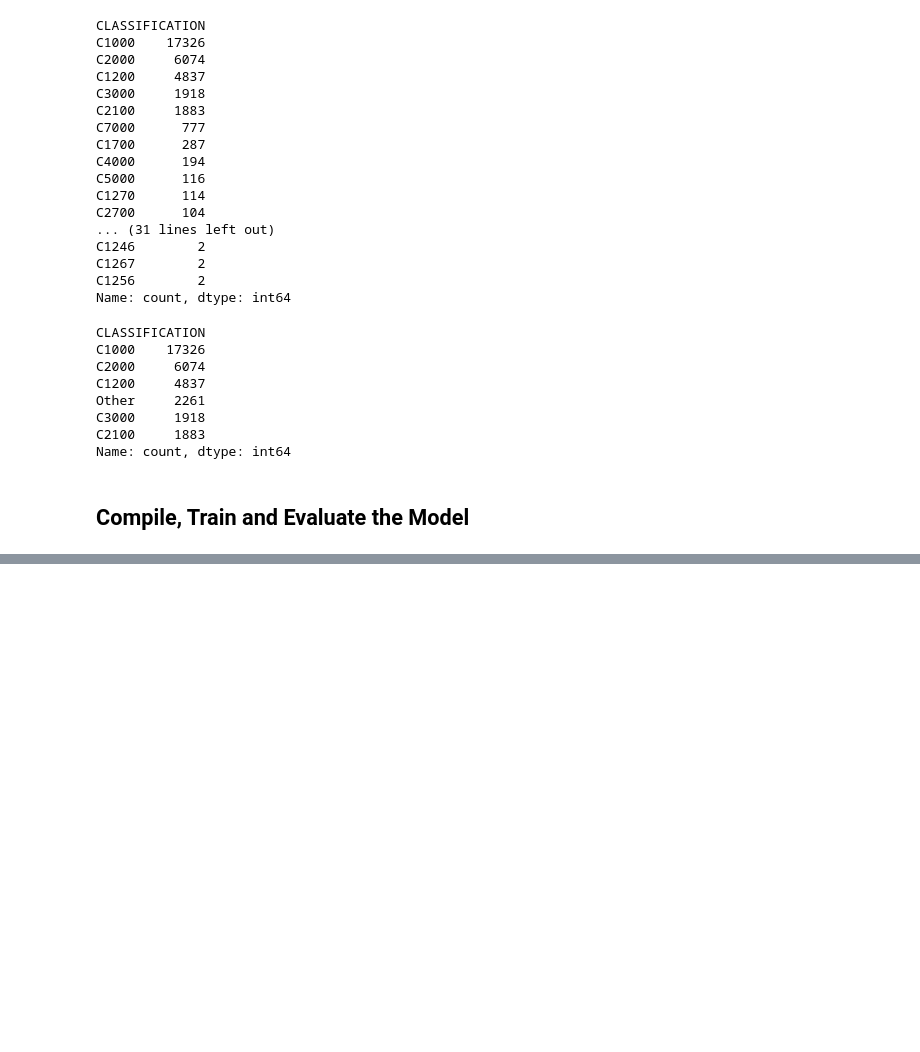
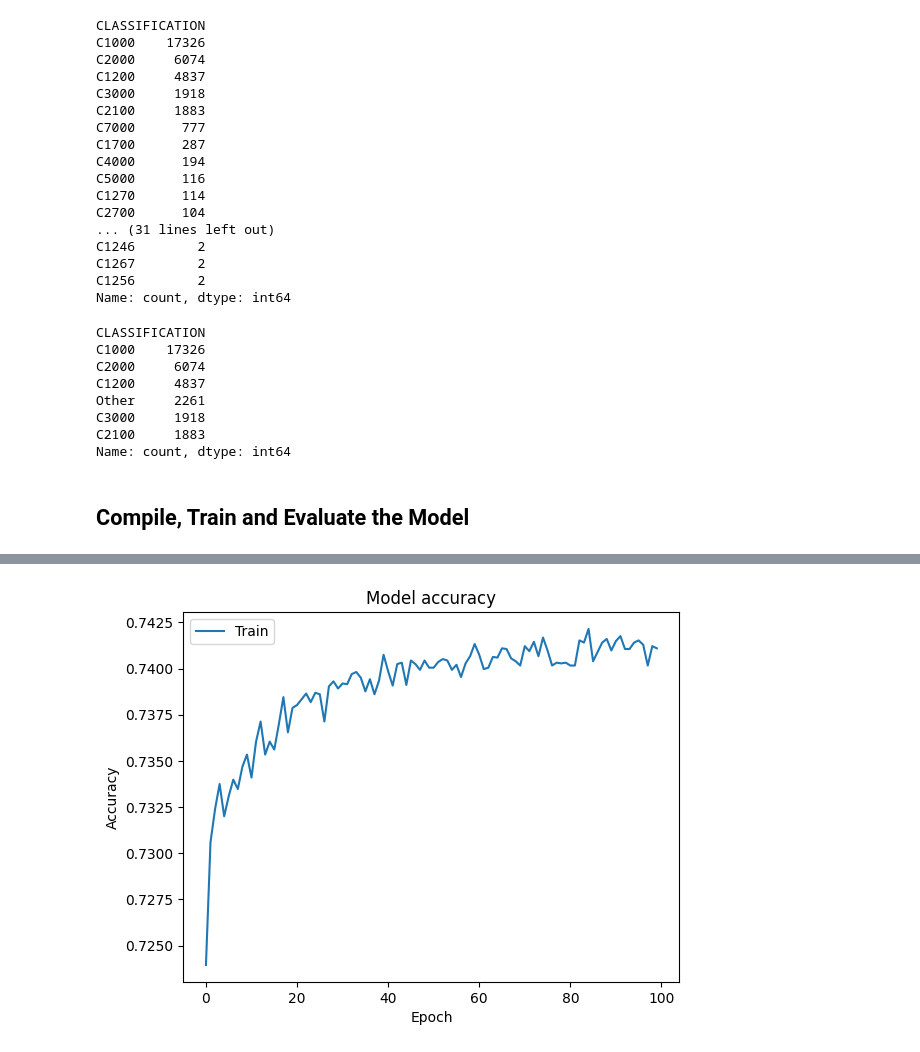
Before and after one commit to roxanadrv/deep-learning-challenge, a Jupyter notebook: AlphabetSoupCharity.ipynb, the cells around one changed output, grey strips where cells are left out. Drawn from its saved outputs; the diff is of its cells as text; code cells hidden in the pictures; blank space fills up the shorter version.

Commit message:
pushing images

```diff
--- a/AlphabetSoupCharity.ipynb
+++ b/AlphabetSoupCharity.ipynb
@@ -235,0 +247,13 @@ files.download('AlphabetSoupCharity.h5')
+# %%
+# Plot training & validation accuracy values
+plt.plot(fit_model.history['accuracy'])
+if 'val_accuracy' in fit_model.history:
+    plt.plot(fit_model.history['val_accuracy'])
+plt.title('Model accuracy')
+plt.ylabel('Accuracy')
+plt.xlabel('Epoch')
+plt.legend(['Train', 'Test'], loc='upper left')
+plt.savefig('model_accuracy.png')
+files.download('model_accuracy.png')
+plt.show()
+# %% [output]
@@ -235,0 +262 @@ files.download('AlphabetSoupCharity.h5')
+[figure, added]
```
Also changed, not shown: parts of 8 cells of this notebook, 4 other files.
